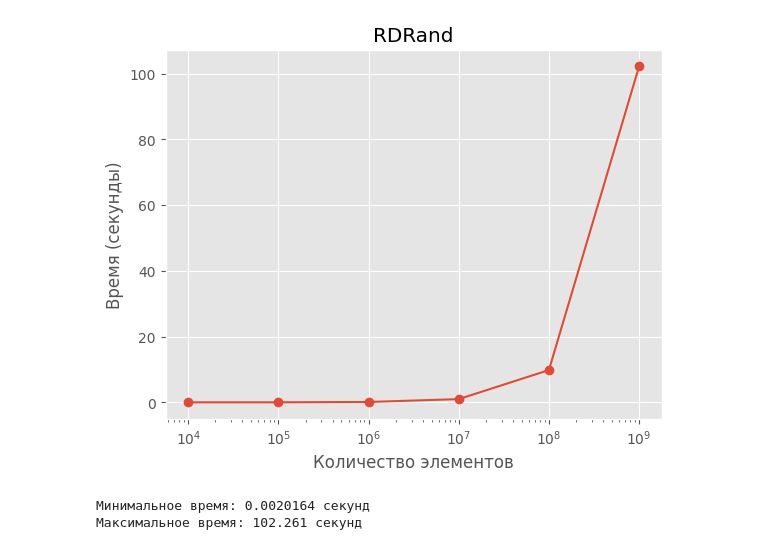
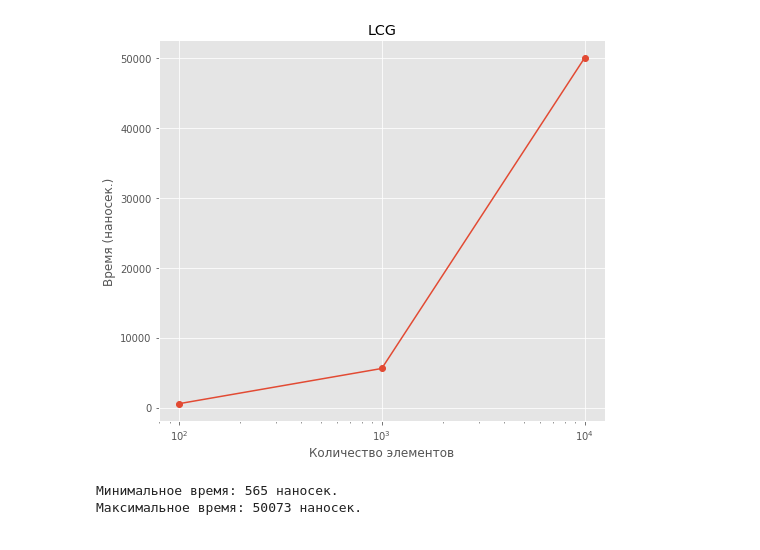
Before and after one commit to h4cktivist/dsa-final, a Jupyter notebook: analysis.ipynb, the cells around one changed output. Saved outputs shown, nothing was run; the diff lists cells and outputs as text; code cells hidden in the pictures.

```diff
--- a/analysis.ipynb
+++ b/analysis.ipynb
@@ -18,6 +18,20 @@ def shannon_entropy(data):
     counts = Counter(data)
     probabilities = [count / len(data) for count in counts.values()]
     return entropy(probabilities, base=2)
+
+
+def plot_hist(function):
+    lcg_timing = timing[timing['Function'] == function]
+    plt.figure(figsize=(8, 7))
+    plt.plot(lcg_timing['n'], lcg_timing['Time'], marker='o', linestyle='-')
+    plt.title(function)
+    plt.xlabel('Количество элементов')
+    plt.ylabel('Время (наносек.)')
+    plt.xscale('log')
+    plt.grid(True)
+    plt.show()
+    print(f"Минимальное время: {min(lcg_timing['Time'])} наносек.")
+    print(f"Максимальное время: {max(lcg_timing['Time'])} наносек.")
 # %%
 timing = pd.read_csv('timing_results.csv')
 timing.head()
@@ -82,17 +45,6 @@ print(f"Максимальное время: {max(xs_timing['Time'])} секун
-# %%
-rd_timing = timing[timing['Function'] == 'RDRand']
-
-plt.plot(rd_timing['n'], rd_timing['Time'], marker='o', linestyle='-')
-plt.title('RDRand')
-plt.xlabel('Количество элементов')
-plt.ylabel('Время (секунды)')
-plt.xscale('log')
-plt.grid(True)
-plt.show()
-
-print(f"Минимальное время: {min(rd_timing['Time'])} секунд")
-print(f"Максимальное время: {max(rd_timing['Time'])} секунд")
-# %% [output]
-[figure, removed]
-Минимальное время: 0.0020164 секунд
-Максимальное время: 102.261 секунд
+# %%
+plot_hist('LCG')
+# %% [output]
+[figure, added]
+Минимальное время: 565 наносек.
+Максимальное время: 50073 наносек.
```
Also changed, not shown: parts of 13 cells of this notebook, 2 other files.
